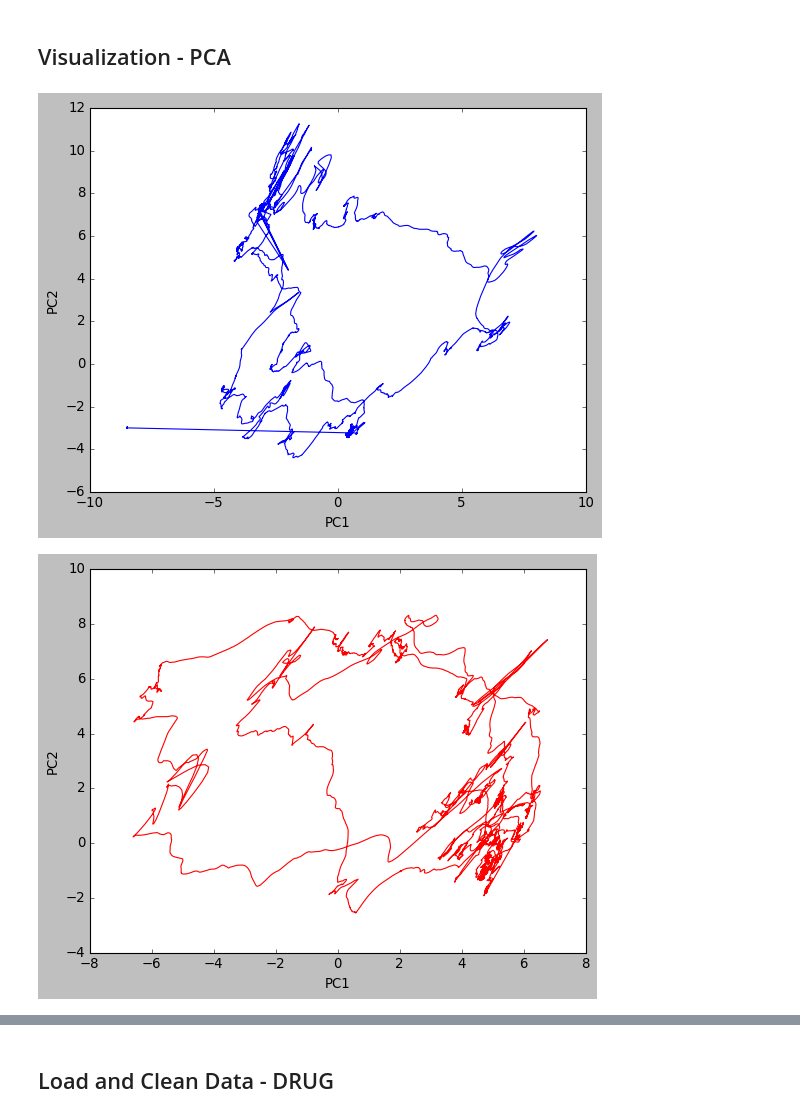
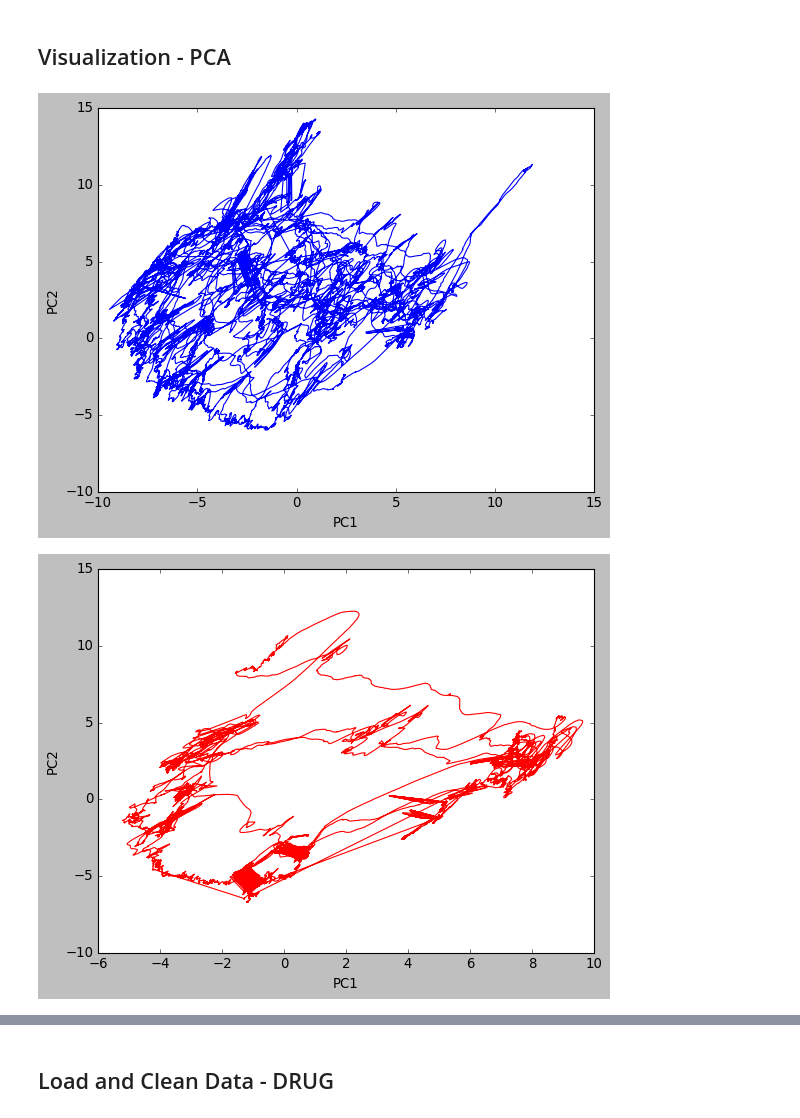
Before and after one commit to laporastrelli/Final_Year_Project, a Jupyter notebook: dimensionality_reduction_analysis/Visualization.ipynb, the cells around one changed output, grey strips where cells are left out. Drawn from its saved outputs; the diff is of its cells as text; code cells hidden in the pictures.

```diff
--- a/dimensionality_reduction_analysis/Visualization.ipynb
+++ b/dimensionality_reduction_analysis/Visualization.ipynb
@@ -93,25 +98,22 @@ plt.show()
 # %% [markdown]
 ## Visualization - PCA
 # %%
-pca = PCA(n_components=3)
-reduced_traj = pca.fit_transform(all_trajectories)
+n_min = 30
+duration = 300*60*n_min
 
-# duration in minutes (f_s * 60 sec * 5 min)
-duration = 300*60*5
-
-# visualization - FIRST 5 mins
+# visualization - FIRST "n_min" mins
 plt.figure()
 plt.plot(reduced_traj[duration:duration+duration, 0], reduced_traj[duration:duration+duration, 1])
 plt.xlabel("PC1")
 plt.ylabel("PC2")
 plt.show()
 
-# visualization - LAST 5 mins
+# visualization - LAST "n_min" mins
 plt.figure()
 plt.plot(reduced_traj[reduced_traj.shape[0]-duration-duration:reduced_traj.shape[0]-1-duration, 0], reduced_traj[reduced_traj.shape[0]-duration-duration:reduced_traj.shape[0]-1-duration, 1], 'r')
 plt.xlabel("PC1")
 plt.ylabel("PC2")
 plt.show()
 # %% [output]
-[figure, old version]
+[figure, new version]
-[figure, old version]
+[figure, new version]
```
Also changed, not shown: parts of 9 cells of this notebook, 21 other files.
